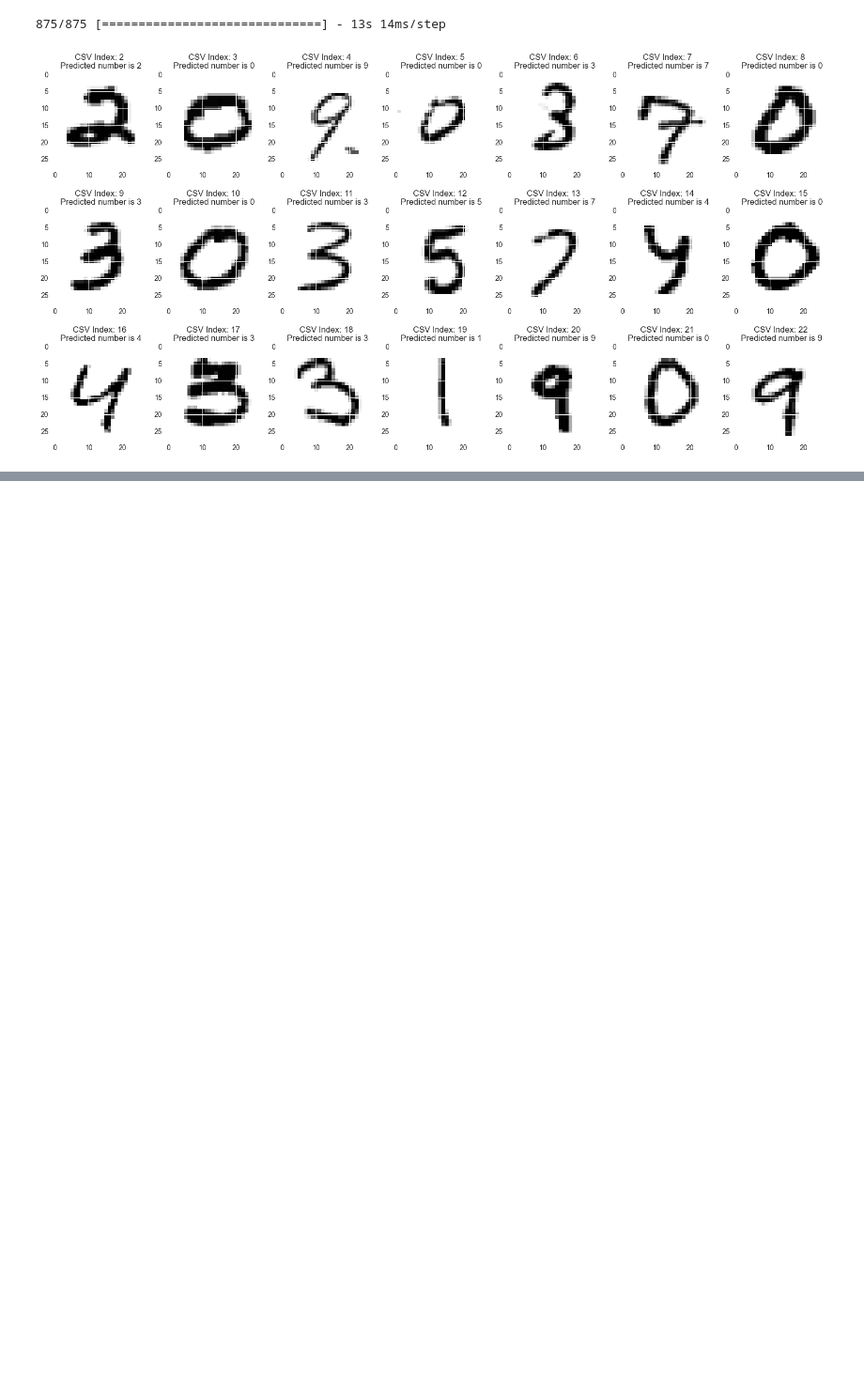
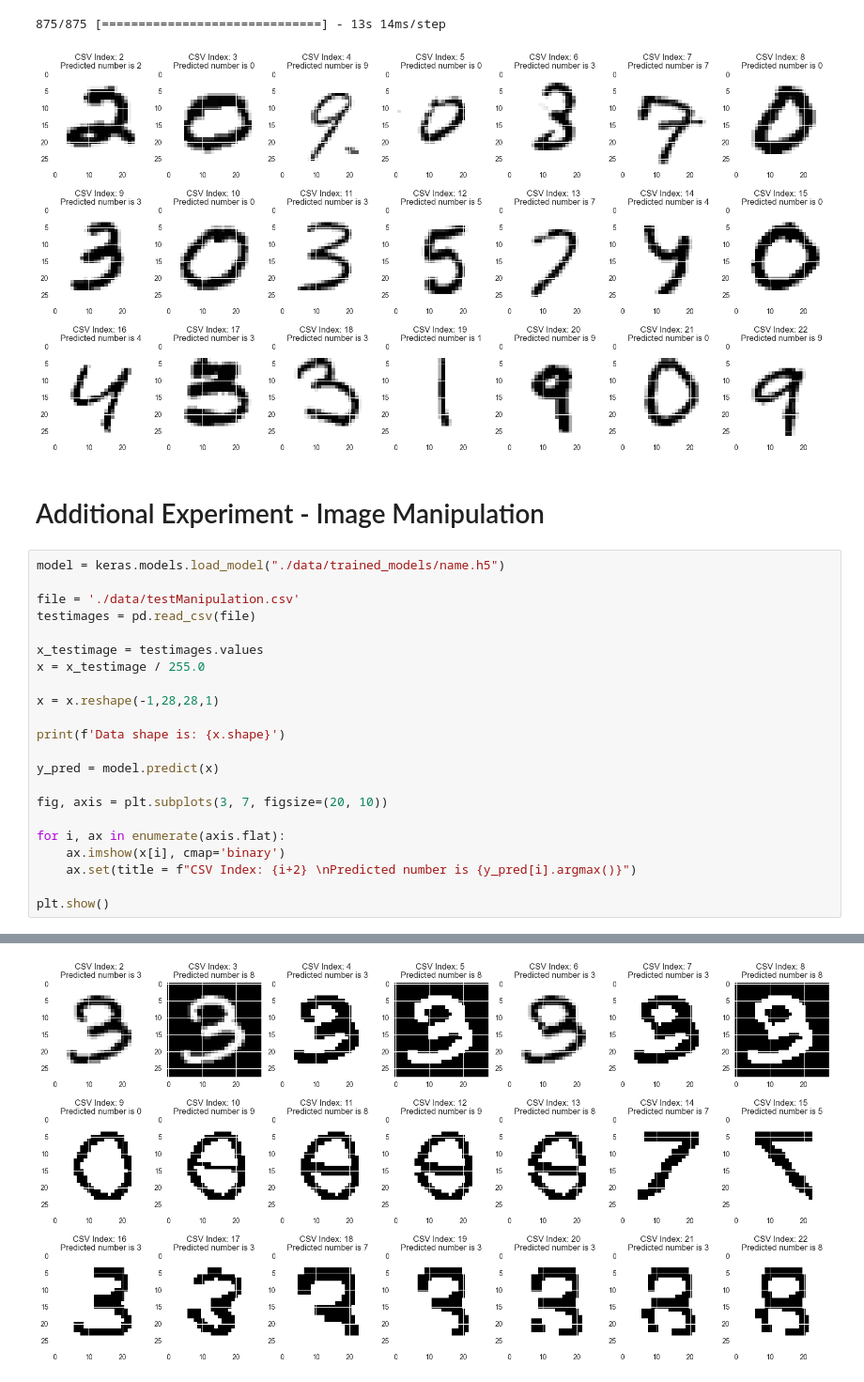
Before and after one commit to s0578620/CNN_Digit, a Jupyter notebook: CNN/image_predictions.ipynb, the cells around one changed output, grey strips where cells are left out. Shown at 94% size. Drawn from its saved outputs; the diff is of its cells as text; blank space fills up the shorter version.

```diff
--- a/CNN/image_predictions.ipynb
+++ b/CNN/image_predictions.ipynb
@@ -37,3 +37,28 @@ plt.show()
 # %% [output]
 875/875 [==============================] - 13s 14ms/step
 [figure]
+# %% [markdown]
+# Additional Experiment - Image Manipulation
+# %%
+model = keras.models.load_model("./data/trained_models/name.h5")
+
+file = './data/testManipulation.csv'
+testimages = pd.read_csv(file)
+
+x_testimage = testimages.values
+x = x_testimage / 255.0
+
+x = x.reshape(-1,28,28,1)
+
+print(f'Data shape is: {x.shape}')
+
+y_pred = model.predict(x)
+
+fig, axis = plt.subplots(3, 7, figsize=(20, 10))
+
+for i, ax in enumerate(axis.flat):
+    ax.imshow(x[i], cmap='binary')
+    ax.set(title = f"CSV Index: {i+2} \nPredicted number is {y_pred[i].argmax()}")
+
+plt.show()
+# %% [output]
@@ -39,0 +67 @@ plt.show()
+[figure, added]
```
Also changed, not shown: parts of 1 cell of this notebook, 10 other files.
